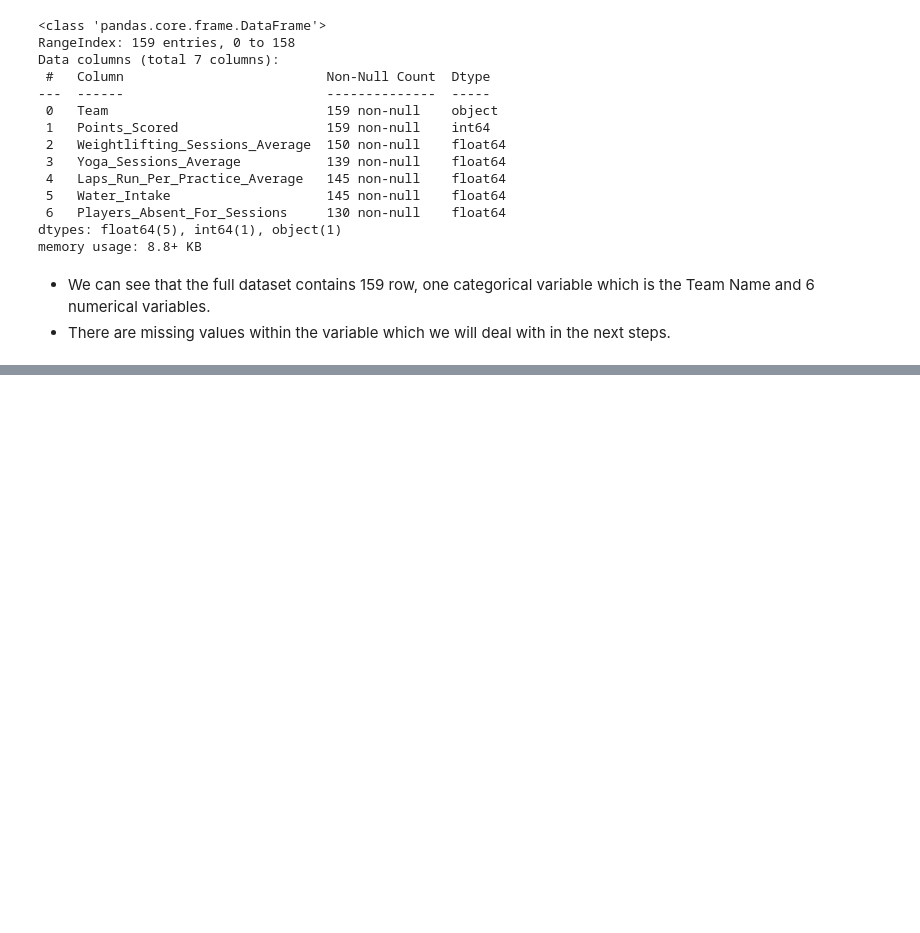
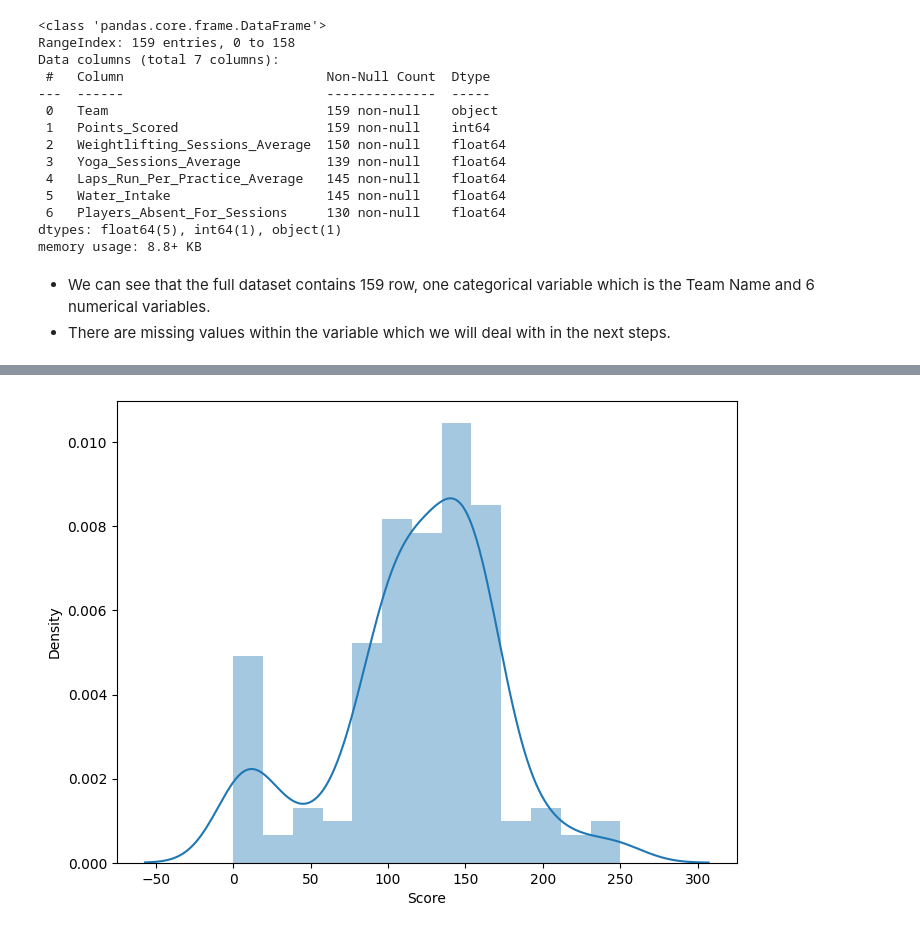
Before and after one commit to M-Abdullah-D/Training_Projects, a Jupyter notebook: Polynomial Regression Model/Notebook.ipynb, the cells around one changed output, grey strips where cells are left out. Cells and saved outputs as stored; diff of their text form; code cells hidden in the pictures; blank space fills up the shorter version.

```diff
--- a/Polynomial Regression Model/Notebook.ipynb
+++ b/Polynomial Regression Model/Notebook.ipynb
@@ -77,0 +84,6 @@ df_.describe([0.05, 0.25, 0.50, 0.75, 0.95, 0.99]).T
+# %%
+fig=plt.figure(figsize=(8,6))
+sns.distplot(df_['Score'],kde=True)
+plt.show()
+# %% [output]
+[figure, added]
```
Also changed, not shown: parts of 3 cells of this notebook.
